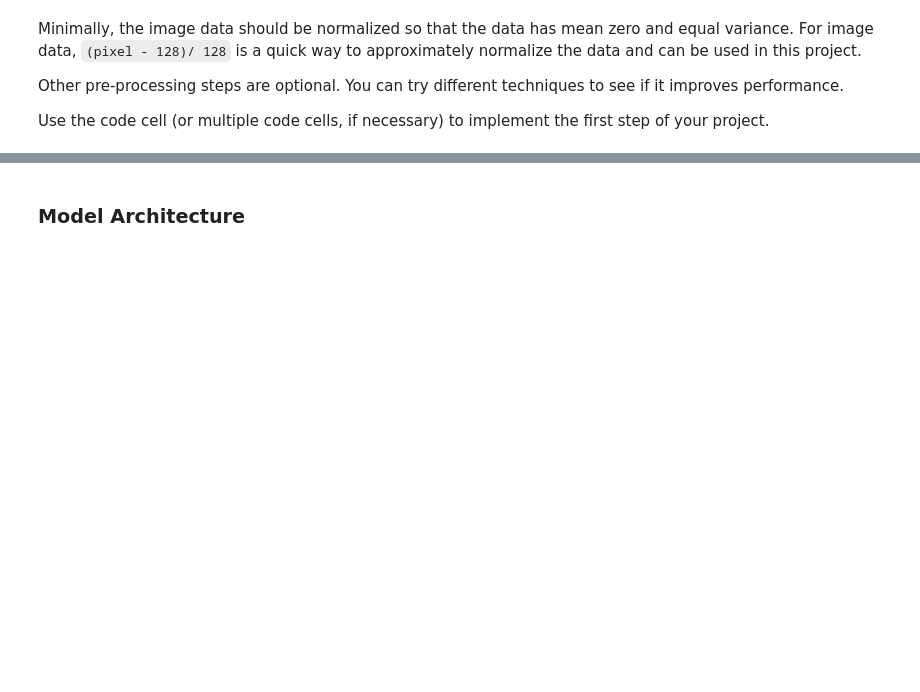
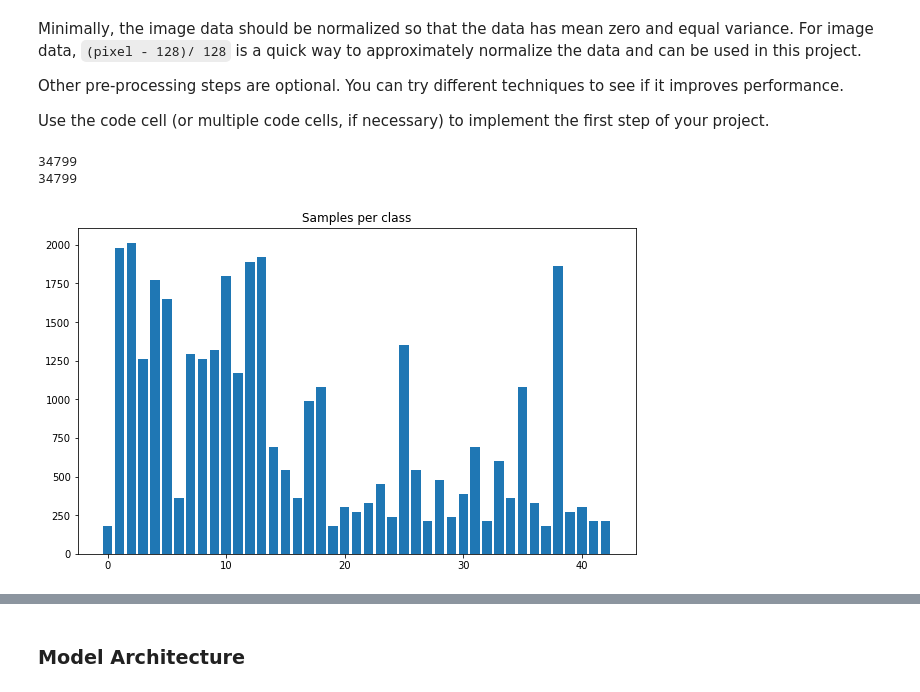
Before and after one commit to RenSilvaAU/CarND-Traffic-Sign-Classifier-Project, a Jupyter notebook: Traffic_Sign_Classifier.ipynb, the cells around one changed output, grey strips where cells are left out. Saved outputs shown, nothing was run; the diff lists cells and outputs as text; code cells hidden in the pictures; blank space fills up the shorter version.

```diff
--- a/Traffic_Sign_Classifier.ipynb
+++ b/Traffic_Sign_Classifier.ipynb
@@ -208,3 +208,23 @@ from sklearn.utils import shuffle
 
 # shuffle data
 X_train, y_train = shuffle(X_train, y_train)
+# %%
+import numpy as np
+# Check class inbalance
+class_balance = []
+for i in range(n_classes):
+    class_balance.append(np.count_nonzero(y_train==i))
+
+max_class = max(class_balance)
+
+print(len(y_train))
+print(sum(class_balance))
+
+plt.figure(figsize=(10,6))
+plt.bar(range(len(class_balance)),class_balance)
+plt.title('Samples per class')
+plt.show()
+# %% [output]
+34799
+34799
+[figure, added]
```
Also changed, not shown: parts of 16 cells of this notebook, 4 other files.
